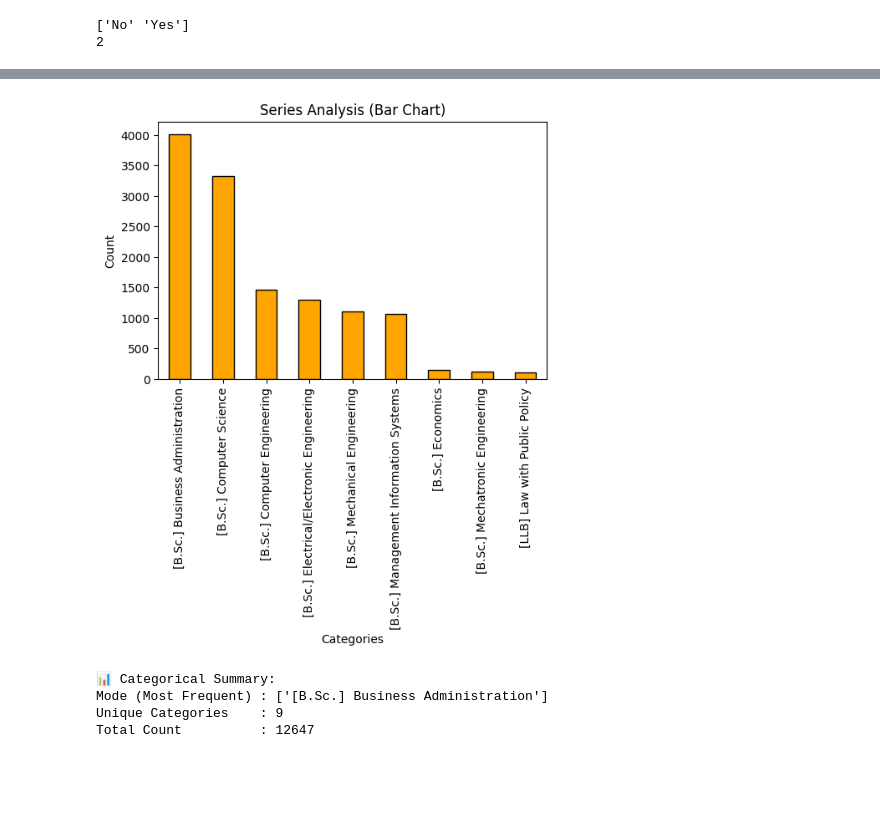
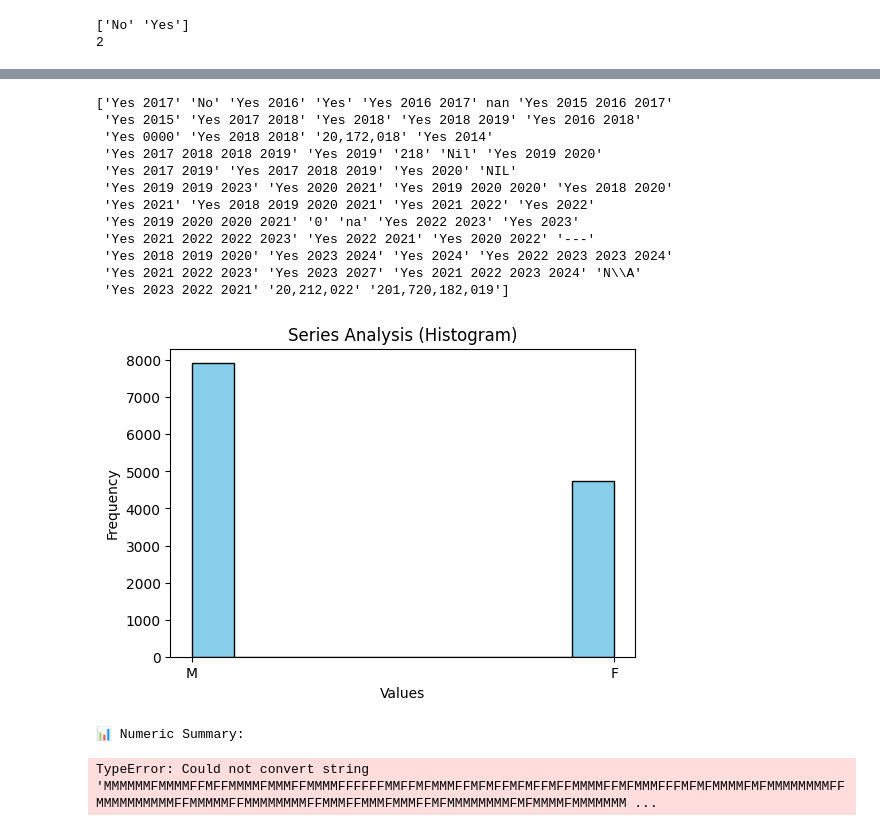
Before and after one commit to thamaddScientist/ML-Chefs, a Jupyter notebook: test1.ipynb, the cells around one changed output, grey strips where cells are left out. Cells and saved outputs as stored; diff of their text form; code cells hidden in the pictures; blank space fills up the shorter version.

```diff
--- a/test1.ipynb
+++ b/test1.ipynb
@@ -85,7 +101,8 @@ dtypes: float64(12), int64(2), object(30)
 memory usage: 4.2+ MB
 # %%
 df_dropped['Created date'] = pd.to_datetime(df_dropped['Created date']).dt.to_period('M')
-df_dropped['Submitted date'] = pd.to_datetime(df_dropped['Submitted date']).dt.to_period('M')
+df_dropped['Submitted date'] = pd.to_datetime(df_dropped['Submitted date'], errors='coerce').dt.to_period('M')
+
 # print(df_dropped['Created date'])
 # %%
 df_dropped['Submitted date'] = pd.to_datetime(
@@ -219,6 +228,10 @@ df_dropped.loc[df_dropped['Extra question: Type of Exam'].str.contains("WASSCE -
 df_dropped.loc[df_dropped['Extra question: Type of Exam'].str.contains('Other Official Exam', case=False, na=False), 'Extra question: Type of Exam'] = "IGCSE 'A' Level"
 df_dropped.loc[df_dropped['Extra question: Type of Exam'].str.contains('WASSCE - Liberia', case=False, na=False), 'Extra question: Type of Exam'] = 'WASSCE - Liberia'
 df_dropped.loc[df_dropped['Extra question: Type of Exam'].str.contains('WASSCE - Nigeria', case=False, na=False), 'Extra question: Type of Exam'] = 'WASSCE - Nigeria'
+
+df_dropped.loc[df_dropped['Extra question: Type of Exam'].str.contains('WASSCE - Ghana', case=False, na=False), 'Extra question: Type of Exam'] = 'WASSCE - Ghana'
+df_dropped.loc[df_dropped['Extra question: Type of Exam'].str.contains('WASSCE - Sierra Leone', case=False, na=False), 'Extra question: Type of Exam'] = 'WASSCE - Sierra Leone'
+df_dropped.loc[df_dropped['Extra question: Type of Exam'].str.contains("IGCSE 'A' Level", case=False, na=False), 'Extra question: Type of Exam'] = "IGCSE 'A' Level"
 # %%
 print(df_dropped['Extra question: Type of Exam'].unique())
 # %% [output]
@@ -313,0 +322,6 @@ def describe_and_plot(series: pd.Series, title="Series Analysis"):
+# %%
+df_dropped.loc[df_dropped['Extra question: Have you applied to Ashesi before? If "yes" indicate the year.'].str.contains('I submitted an application in 2017,  it was not considered.', case=False, na=False), 'Extra question: Have you applied to Ashesi before? If "yes" indicate the year.'] = 'Yes'
+df_dropped.loc[df_dropped['Extra question: Have you applied to Ashesi before? If "yes" indicate the year.'].str.contains('YES I did apply to ASHESI for the 2021-2022 admission but unfortunately was not accepted.', case=False, na=False), 'Extra question: Have you applied to Ashesi before? If "yes" indicate the year.'] = 'Yes'
+df_dropped.loc[df_dropped['Extra question: Have you applied to Ashesi before? If "yes" indicate the year.'].str.contains('FIRST TIME APPLICATION', case=False, na=False), 'Extra question: Have you applied to Ashesi before? If "yes" indicate the year.'] = 'No'
+df_dropped.loc[df_dropped['Extra question: Have you applied to Ashesi before? If "yes" indicate the year.'].str.contains('I have Find this scholership in youtube link', case=False, na=False), 'Extra question: Have you applied to Ashesi before? If "yes" indicate the year.'] = 'No'
+df_dropped.loc[df_dropped['Extra question: Have you applied to Ashesi before? If "yes" indicate the year.'].str.contains('I applied but didnt meet the datline to submit my application .', case=False, na=False), 'Extra question: Have you applied to Ashesi before? If "yes" indicate the year.'] = 'No'
@@ -314,9 +381,46 @@ def describe_and_plot(series: pd.Series, title="Series Analysis"):
+# %%
+import re
+
+col = 'Extra question: Have you applied to Ashesi before? If "yes" indicate the year.'
+
+
+def clean_no_years(entry):
+    if pd.isna(entry):
+        return entry  # keep NaN
+
+    text = entry.strip().lower()
+
+    # Check if "yes" is in the text
+    if "no" in text or "NO" in text or "NIL" in text or "n0" in text or "never" in text  or "haven't" in text or "didn't" in text or "Nil" in text:
+        # Find all 4-digit years
+        years = re.findall(r"\b\d{4}\b", text)
+        if years:
+            return "No"
+        else:
+            return "No"
+
+    return entry  # leave unchanged if not "yes"
+
+# Example usage on your column
+df_dropped[col] = df_dropped[col].apply(clean_no_years)
+# %%
+print(df_dropped['Extra question: Have you applied to Ashesi before? If "yes" indicate the year.'].unique())
+# %% [output]
+['Yes 2017' 'No' 'Yes 2016' 'Yes' 'Yes 2016 2017' nan 'Yes 2015 2016 2017'
+ 'Yes 2015' 'Yes 2017 2018' 'Yes 2018' 'Yes 2018 2019' 'Yes 2016 2018'
+ 'Yes 0000' 'Yes 2018 2018' '20,172,018' 'Yes 2014'
+ 'Yes 2017 2018 2018 2019' 'Yes 2019' '218' 'Nil' 'Yes 2019 2020'
+ 'Yes 2017 2019' 'Yes 2017 2018 2019' 'Yes 2020' 'NIL'
+ 'Yes 2019 2019 2023' 'Yes 2020 2021' 'Yes 2019 2020 2020' 'Yes 2018 2020'
+ 'Yes 2021' 'Yes 2018 2019 2020 2021' 'Yes 2021 2022' 'Yes 2022'
+ 'Yes 2019 2020 2020 2021' '0' 'na' 'Yes 2022 2023' 'Yes 2023'
+ 'Yes 2021 2022 2022 2023' 'Yes 2022 2021' 'Yes 2020 2022' '---'
+ 'Yes 2018 2019 2020' 'Yes 2023 2024' 'Yes 2024' 'Yes 2022 2023 2023 2024'
+ 'Yes 2021 2022 2023' 'Yes 2023 2027' 'Yes 2021 2022 2023 2024' 'N\\A'
+ 'Yes 2023 2022 2021' '20,212,022' '201,720,182,019']
 # %%
-
-describe_and_plot(df_dropped['Offer course name'])
+describe_and_plot(df_dropped['Gender'])
 # %% [output]
-[figure, old version]
+[figure, new version]
-📊 Categorical Summary:
-Mode (Most Frequent) : ['[B.Sc.] Business Administration']
-Unique Categories    : 9
-Total Count          : 12647
+📊 Numeric Summary:
+TypeError: Could not convert string 'MMMMMMFMMMMFFMFFMMMMFMMMFFMMMMFFFFFFMMFFMFMMMFFMFMFFMFMFFMFFMMMMFFMFMMMFFFMFMFMMMMFMFMMMMMMMMFFMMMMMMMMMMFFMMMMMFFMMMMMMMMFFMMMFFMMMFMMMFFMFMMMMMMMMFMFMMMMFMMMMMMM ...
```
Also changed, not shown: parts of 12 cells of this notebook.
